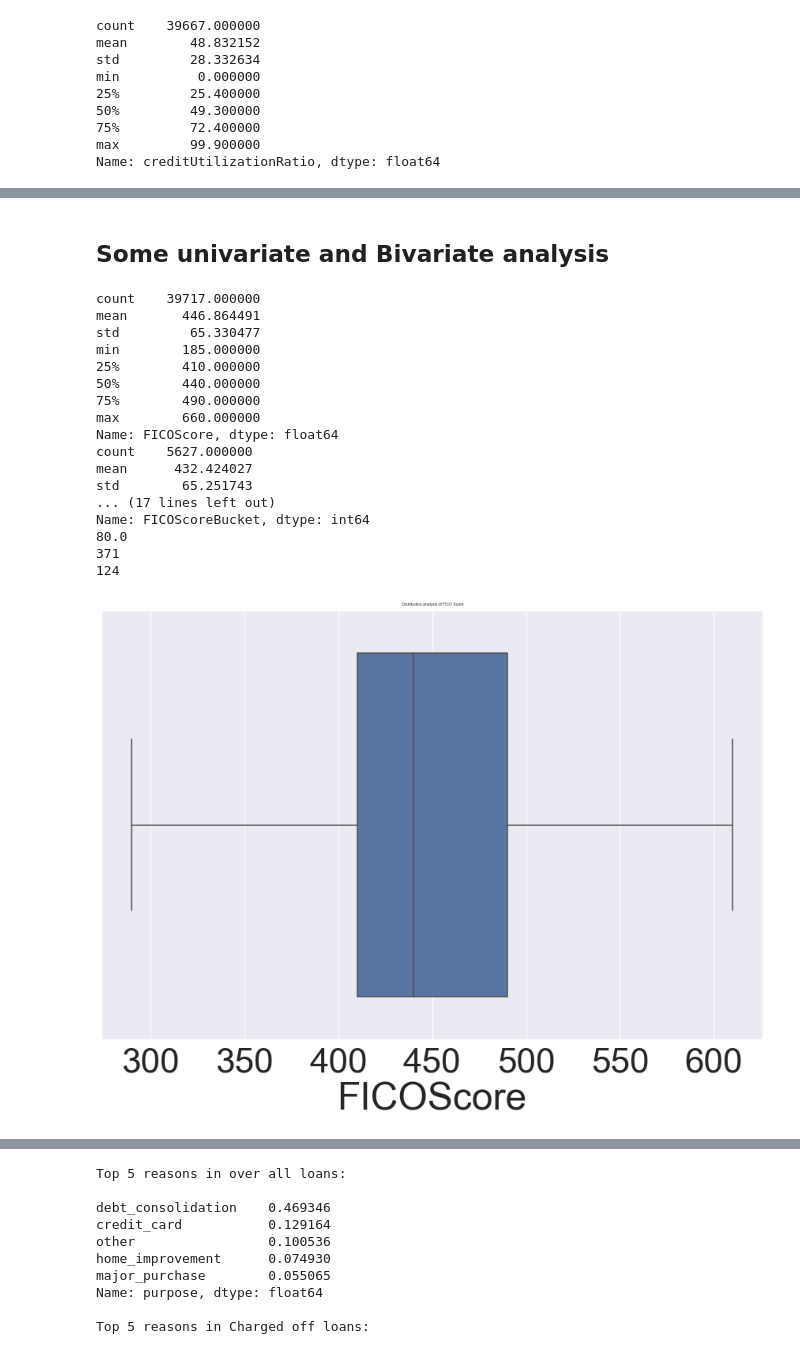
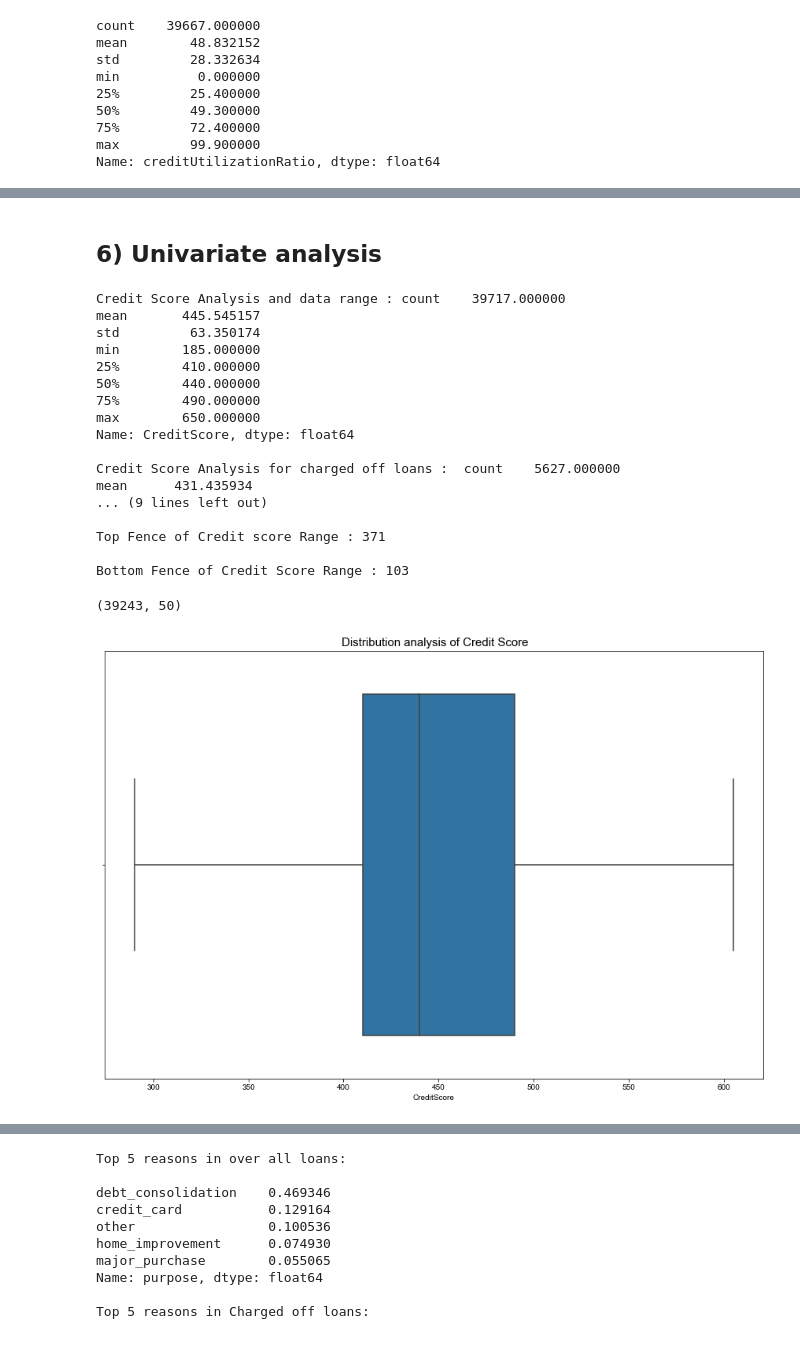
Before and after one commit to abidahmeds/LendingClubCaseStudy, a Jupyter notebook: LendingClubPlaybook.ipynb, the cells around one changed output, grey strips where cells are left out. Saved outputs shown, nothing was run; the diff lists cells and outputs as text; code cells hidden in the pictures.

```diff
--- a/LendingClubPlaybook.ipynb
+++ b/LendingClubPlaybook.ipynb
@@ -408,6 +359,5 @@ min          0.000000
 max         99.900000
 Name: creditUtilizationRatio, dtype: float64
 # %%
-#cleaned_loan['LowRangeFICOScore']=cleaned_loan['LowRangeFICOScore'] + cleaned_loan['creditUtilizationRatio'].apply(lambda x: 100 if x <= 0 and x>= 15 else (125 if x >=16 and x <= 30 else (80 if x >=31 and x<=50 else (55 if x>= 51 and x<= 75 else 30 ) )))
-cleaned_loan['FICOScore']=cleaned_loan['FICOScore'] + cleaned_loan['creditUtilizationRatio'].apply(lambda x: 160 if x <= 0 and x>= 15 else (150 if x >=16 and x <= 30 else (90 if x >=31 and x<=50 else (25 if x>= 51 and x<= 75 else 10 ) )))
+cleaned_loan['CreditScore']=cleaned_loan['CreditScore'] + cleaned_loan['creditUtilizationRatio'].apply(lambda x: 180 if x <= 0 and x>= 15 else (140 if x >=16 and x <= 30 else (90 if x >=31 and x<=50 else (25 if x>= 51 and x<= 75 else 10 ) )))
 # %%
@@ -430,56 +380,59 @@ cleaned_loan.loc[:,['id','member_id','totalcreditlines','opencreditlines','inq_l
 ##Preparebuckets for the Annual income using pd.cut
 #bins = [0,300,500,700,1000]
 #labels = ["'0-300'","'300-500'","'500-700'","'700-1000'"]
-cleaned_loan['FICOScoreBucket']=cleaned_loan.apply(lambda x: "0-300" if x['FICOScore'] >= 0 and x['FICOScore'] <= 300 else("300-400" if x['FICOScore'] > 300 and x['FICOScore'] <= 400 else ("400-500" if x['FICOScore'] > 400 and x['FICOScore'] <= 500 else ("500-600" if x['FICOScore'] > 500 and x['FICOScore'] <= 600 else("600-700" if x['FICOScore'] > 600 and x['FICOScore'] <= 700 else "700-1000")) )),axis=1)
+cleaned_loan['CreditScoreBucket']=cleaned_loan.apply(lambda x: "0-300" if x['CreditScore'] >= 0 and x['CreditScore'] <= 300 else("300-400" if x['CreditScore'] > 300 and x['CreditScore'] <= 400 else ("400-500" if x['CreditScore'] > 400 and x['CreditScore'] <= 500 else ("500-600" if x['CreditScore'] > 500 and x['CreditScore'] <= 600 else("600-700" if x['CreditScore'] > 600 and x['CreditScore'] <= 700 else "700-1000")) )),axis=1)
 # %%
 # lets seperate out charged off and paid off loans to study those.
 chargedoff_loan=cleaned_loan[cleaned_loan['loan_status'] == 'Charged Off']
 chargedoff_loan.shape
 paidoff_loan=cleaned_loan[cleaned_loan['loan_status'] == 'Fully Paid']
 # %% [markdown]
-## Some univariate and Bivariate analysis
+## 6) Univariate  analysis
 # %%
 # lets analyse High range of FICO score
-print (cleaned_loan['FICOScore'].describe())
-print (chargedoff_loan['FICOScore'].describe())
-print (cleaned_loan['FICOScoreBucket'].value_counts())
-print (chargedoff_loan['FICOScoreBucket'].value_counts())
-Q1 = cleaned_loan['FICOScore'].quantile(0.25)
-Q3 = cleaned_loan['FICOScore'].quantile(0.75)
+print ('Credit Score Analysis and data range :' , cleaned_loan['CreditScore'].describe())
+print ('\nCredit Score Analysis for charged off loans : ' , chargedoff_loan['CreditScore'].describe())
+Q1 = cleaned_loan['CreditScore'].quantile(0.25)
+Q3 = cleaned_loan['CreditScore'].quantile(0.75)
 IQR = Q3 - Q1
-print(IQR)
-print(len(cleaned_loan[cleaned_loan['FICOScore'] < (Q1 - 1.5 * IQR)]))
-print(len(cleaned_loan[cleaned_loan['FICOScore'] > (Q3 + 1.5* IQR)]))
-revised_loan=cleaned_loan[cleaned_loan['FICOScore'] >= (Q1 - 1.5 * IQR)]
-revised_loan=revised_loan[revised_loan['FICOScore'] <= (Q3 + 1.5* IQR)]
-revised_loan.shape
-revised_chargedOffloan=revised_loan[revised_loan['loan_status'] == 'Charged Off']
-revised_paidOffloan=revised_loan[revised_loan['loan_status'] == 'Fully Paid']
+print('\nIQR Range for Credit Score:', IQR)
+print('\nTop Fence of Credit score Range :', len(cleaned_loan[cleaned_loan['CreditScore'] < (Q1 - 1.5 * IQR)]))
+print('\nBottom Fence of Credit Score Range :', len(cleaned_loan[cleaned_loan['CreditScore'] > (Q3 + 1.5* IQR)]))
 # %% [output]
-count    39717.000000
-mean       446.864491
-std         65.330477
+Credit Score Analysis and data range : count    39717.000000
+mean       445.545157
+std         63.350174
 min        185.000000
 25%        410.000000
 50%        440.000000
 75%        490.000000
-max        660.000000
-Name: FICOScore, dtype: float64
-count    5627.000000
-mean      432.424027
-std        65.251743
-... (17 lines left out)
-Name: FICOScoreBucket, dtype: int64
-80.0
-371
-124
+max        650.000000
+Name: CreditScore, dtype: float64
+
+Credit Score Analysis for charged off loans :  count    5627.000000
+mean      431.435934
+... (9 lines left out)
+
+Top Fence of Credit score Range : 371
+
+Bottom Fence of Credit Score Range : 103
+# %%
+# Lets remove outliers outside fence of FICO score and analyse further with other variables
+
+revised_loan=cleaned_loan[cleaned_loan['CreditScore'] >= (Q1 - 1.5 * IQR)]
+revised_loan=revised_loan[revised_loan['CreditScore'] <= (Q3 + 1.5* IQR)]
+revised_chargedOffloan=revised_loan[revised_loan['loan_status'] == 'Charged Off']
+revised_paidOffloan=revised_loan[revised_loan['loan_status'] == 'Fully Paid']
+revised_loan.shape
+# %% [output]
+(39243, 50)
 # %%
 plt.figure(figsize=[15,10])
-sns.boxplot(revised_loan['FICOScore'])
+sns.boxplot(revised_loan['CreditScore'])
 sns.set(font_scale=2) # font size 2
-plt.title(" Distribution analysis of FICO Score" , fontsize=5)
+plt.title(" Distribution analysis of Credit Score" , fontsize=15)
 plt.show()
 # %% [output]
-[figure, old version]
+[figure, new version]
 # %%
 # FICOScore bucket plot in over all loan data set
```
Also changed, not shown: parts of 94 cells of this notebook.
